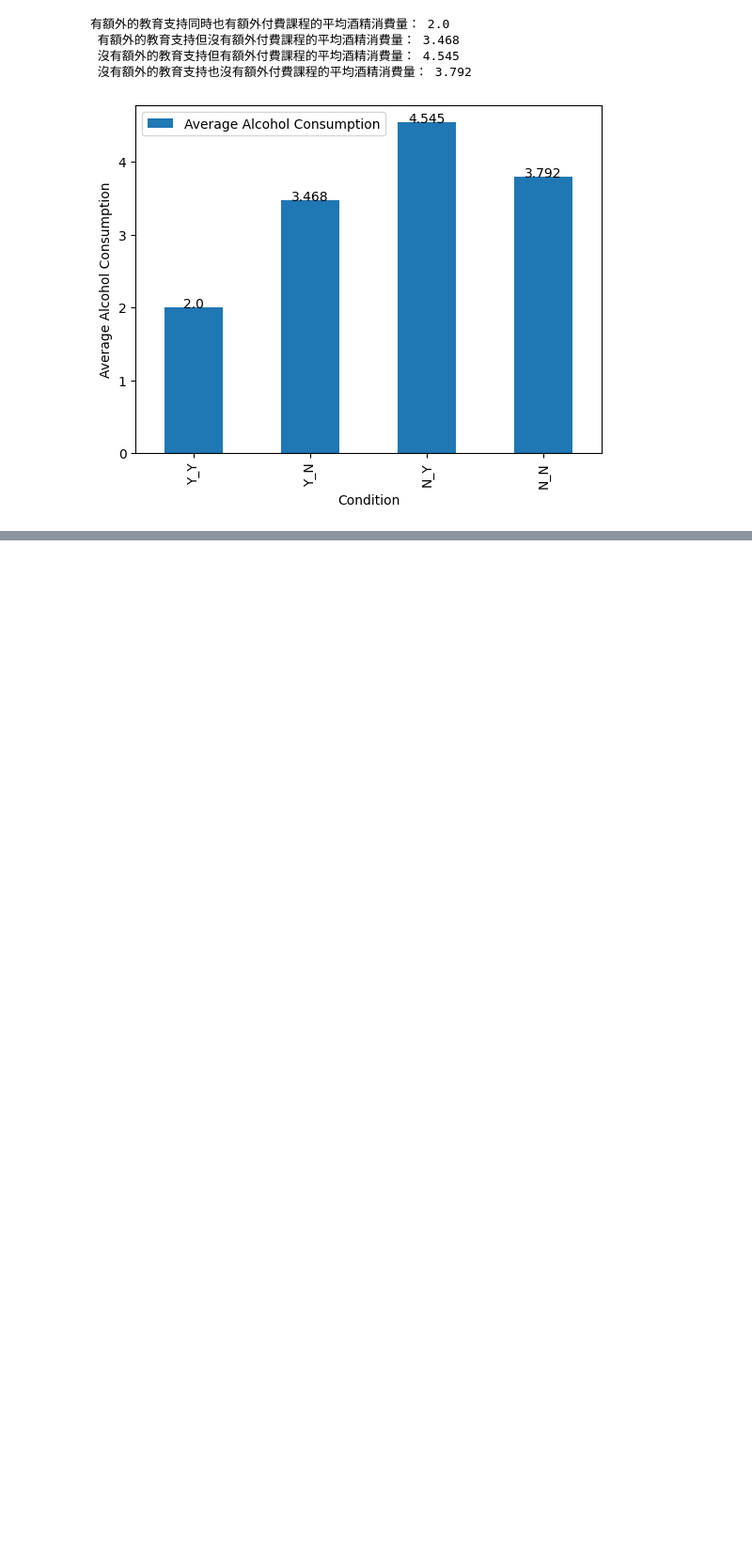
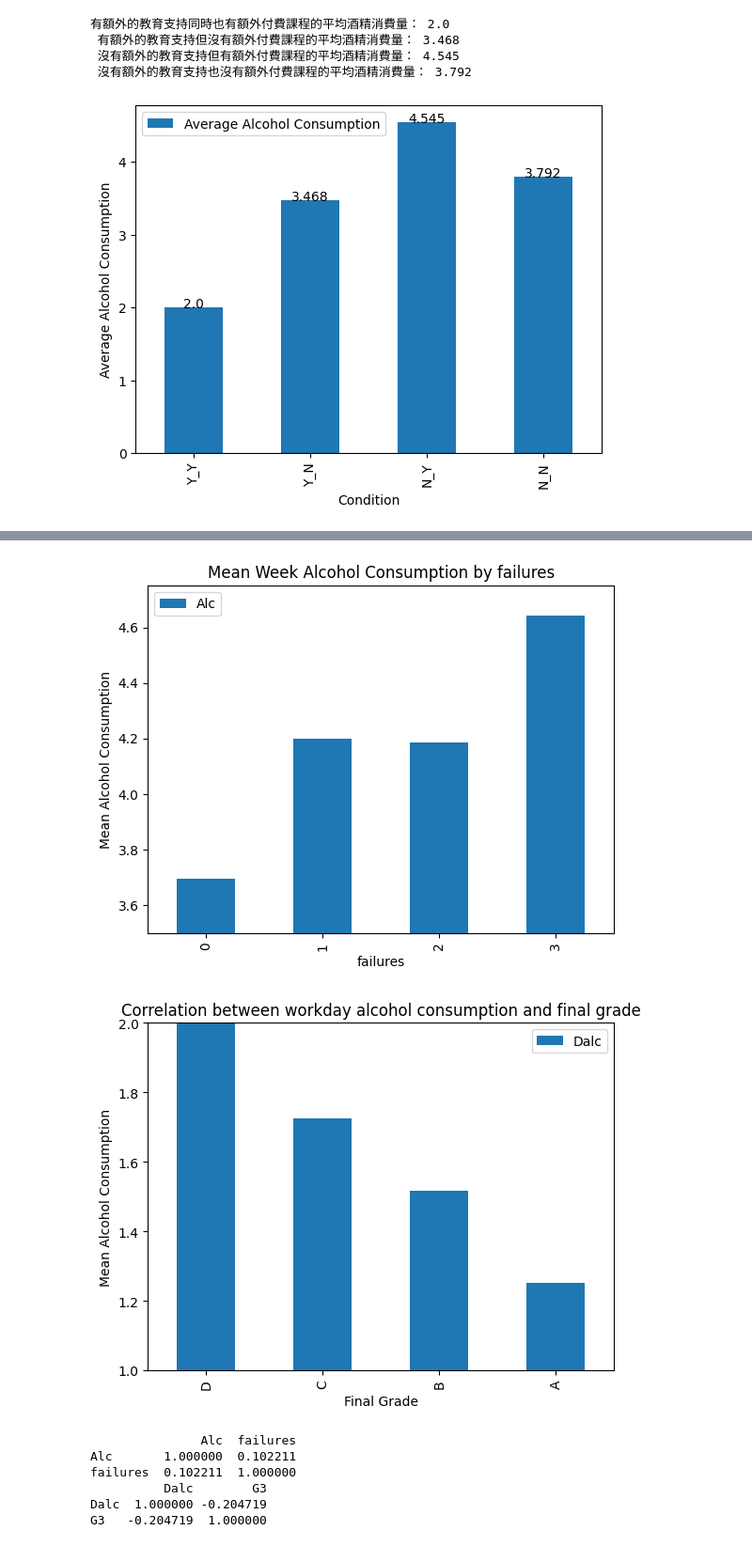
Before and after one commit to guozhuyin/112NetworkLearningTechnology, a Jupyter notebook: EducationalDataMiningUsingPython/MidtermProject231101.ipynb, the cells around one changed output, grey strips where cells are left out. Shown at 94% size. Cells and saved outputs as stored; diff of their text form; code cells hidden in the pictures; blank space fills up the shorter version.

```diff
--- a/EducationalDataMiningUsingPython/MidtermProject231101.ipynb
+++ b/EducationalDataMiningUsingPython/MidtermProject231101.ipynb
@@ -307,0 +334,28 @@ plt.show()
+# %%
+df[["Alc", "failures"]].groupby('failures').mean().plot(kind='bar')
+failures = df.groupby('failures')['Dalc'].mean()
+failures.plot(kind='bar', title='Mean Week Alcohol Consumption by failures')
+plt.ylabel('Mean Alcohol Consumption')
+plt.ylim(3.5,4.75)
+plt.show()
+bins = [0,5,10,15,20]
+# 設定分數級距表示
+labels = ["D","C","B","A"]
+df['score'] = pd.cut(df['G3'],bins, right=False,labels=labels)
+score = df[["Dalc", "score"]].groupby('score').mean()
+score.plot(kind='bar', title='Correlation between workday alcohol consumption and final grade')
+plt.ylabel('Mean Alcohol Consumption')
+plt.xlabel('Final Grade')
+plt.ylim(1,2)
+plt.show()
+print(df[["Alc", "failures"]].corr())
+print(df[["Dalc", "G3"]].corr())
+# %% [output]
+[figure, added]
+[figure, added]
+               Alc  failures
+Alc       1.000000  0.102211
+failures  0.102211  1.000000
+          Dalc        G3
+Dalc  1.000000 -0.204719
+G3   -0.204719  1.000000
```
Also changed, not shown: parts of 18 cells of this notebook.
